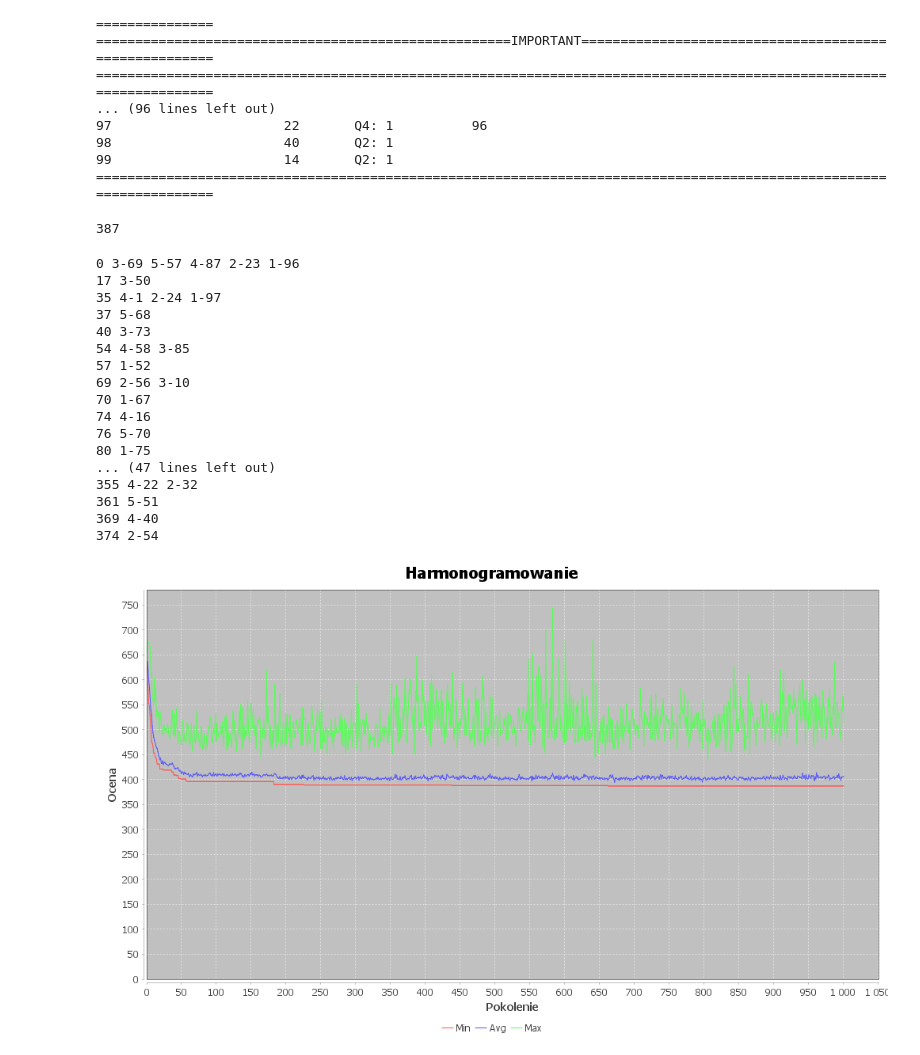
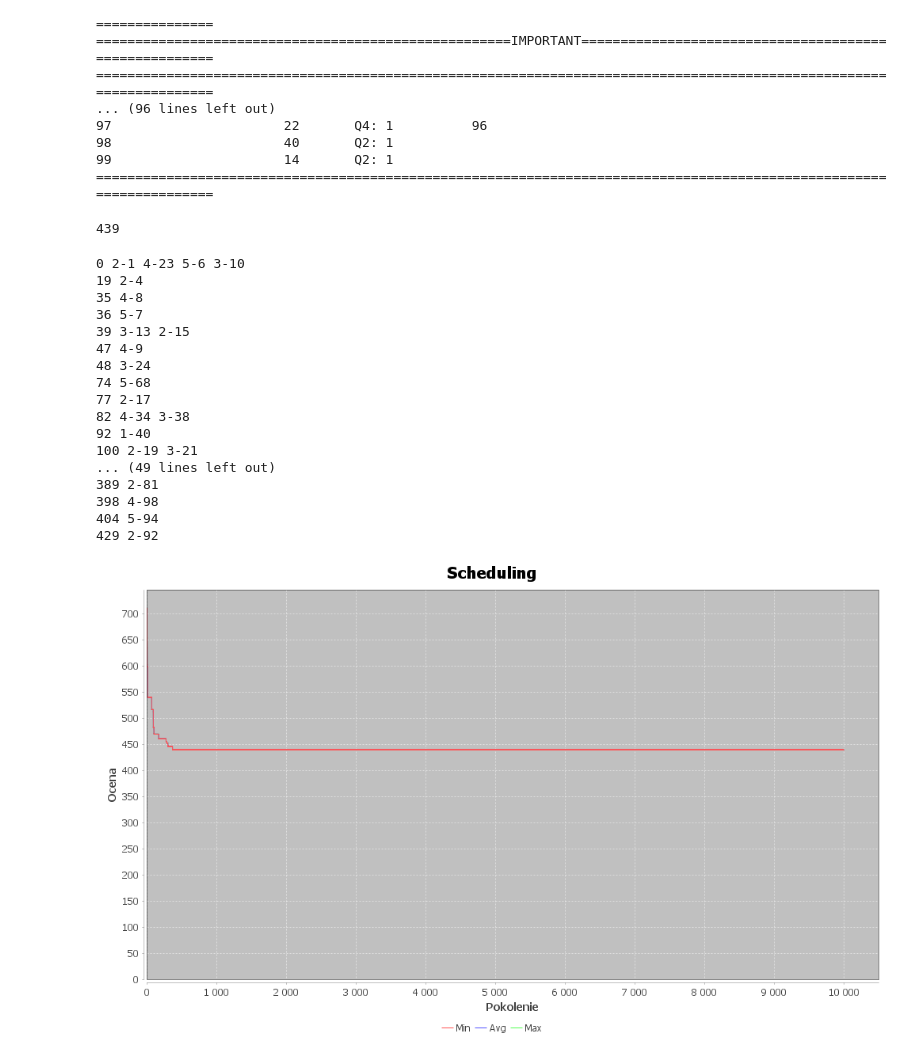
Before and after one commit to ignac8/msrcpsp, a Jupyter notebook: docs/ds.ipynb, the cells around one changed output. Cells and saved outputs as stored; diff of their text form; code cells hidden in the pictures.

```diff
--- a/docs/ds.ipynb
+++ b/docs/ds.ipynb
@@ -35,42 +46,34 @@ Soft Computing, DOI: DOI 10.1007/s00500-014-1455-x
 98                      40       Q2: 1
 99                      14       Q2: 1
 ====================================================================================================================
-# %%
-int populationSize = 100;
-int passLimit = 1000;
-List<Operator> operators = List.of(
-        new TournamentSelection(10),
-        new OrderCrossover(0.9),
-        new ResourceCrossover(0.9),
-        new OrderMutation(0.01),
-        new ResourceMutation(0.01));
-Schedule defaultSchedule = new Schedule(scheduleInText);
-Solver solver = new Solver(defaultSchedule, populationSize, operators, passLimit, Duration.ofMinutes(1));
-solver.run();
-solver.getBestSchedule().get().getFitness()
-# %% [output]
-387
+# %%
+int localSearchPassLimit = 10000;
+Solver localSearchSolver = new LocalSearchAlgorithm(localSearchPassLimit).prepareSolver(dataset);
+localSearchSolver.solve();
+localSearchSolver.getBestSchedule().get().getFitness();
+# %% [output]
+439
 # %%
-String.join("\n", solver.getBestSchedule().get().toSolution())
+String.join("\n", localSearchSolver.getBestSchedule().get().toSolution())
 # %% [output]
-0 3-69 5-57 4-87 2-23 1-96
-17 3-50
-35 4-1 2-24 1-97
-37 5-68
-40 3-73
-54 4-58 3-85
-57 1-52
-69 2-56 3-10
-70 1-67
-74 4-16
-76 5-70
-80 1-75
-... (47 lines left out)
-355 4-22 2-32
-361 5-51
-369 4-40
-374 2-54
+0 2-1 4-23 5-6 3-10
+19 2-4
+35 4-8
+36 5-7
+39 3-13 2-15
+47 4-9
+48 3-24
+74 5-68
+77 2-17
+82 4-34 3-38
+92 1-40
+100 2-19 3-21
+... (49 lines left out)
+389 2-81
+398 4-98
+404 5-94
+429 2-92
 # %%
-solver.toGraph().createBufferedImage(1000, 600)
+localSearchSolver.toGraph().createBufferedImage(1000, 600)
 # %% [output]
-[figure, old version]
+[figure, new version]
```
Also changed, not shown: parts of 7 cells of this notebook, 5 other files.
